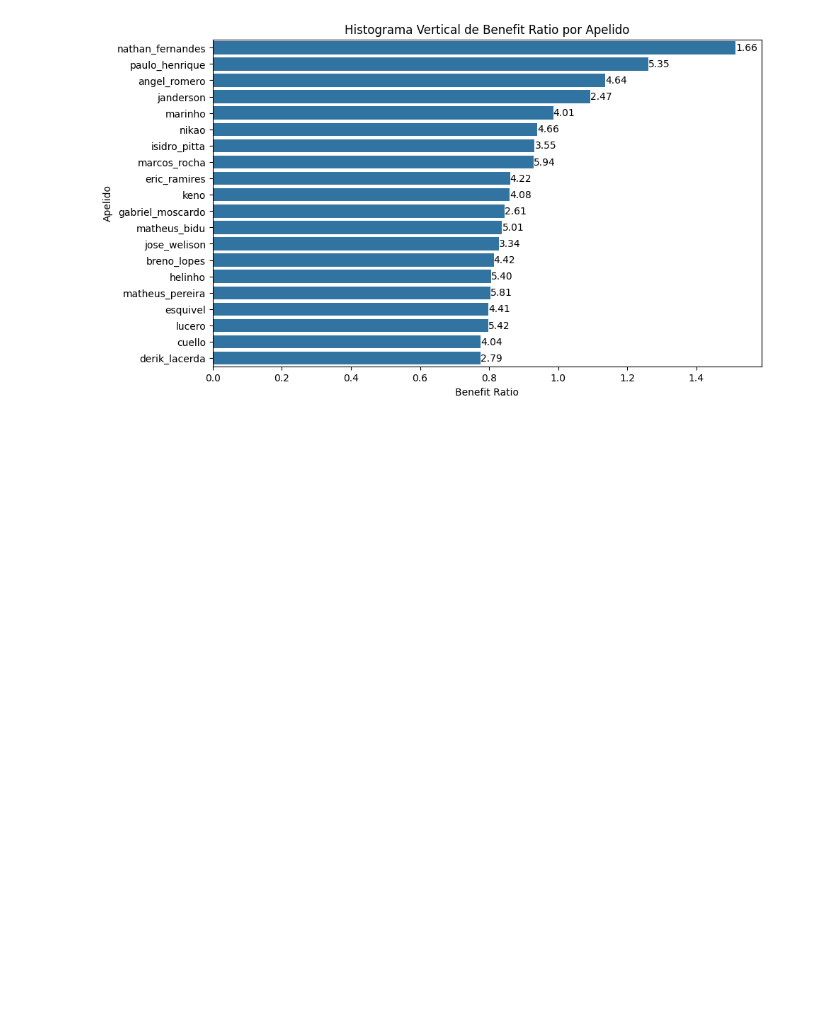
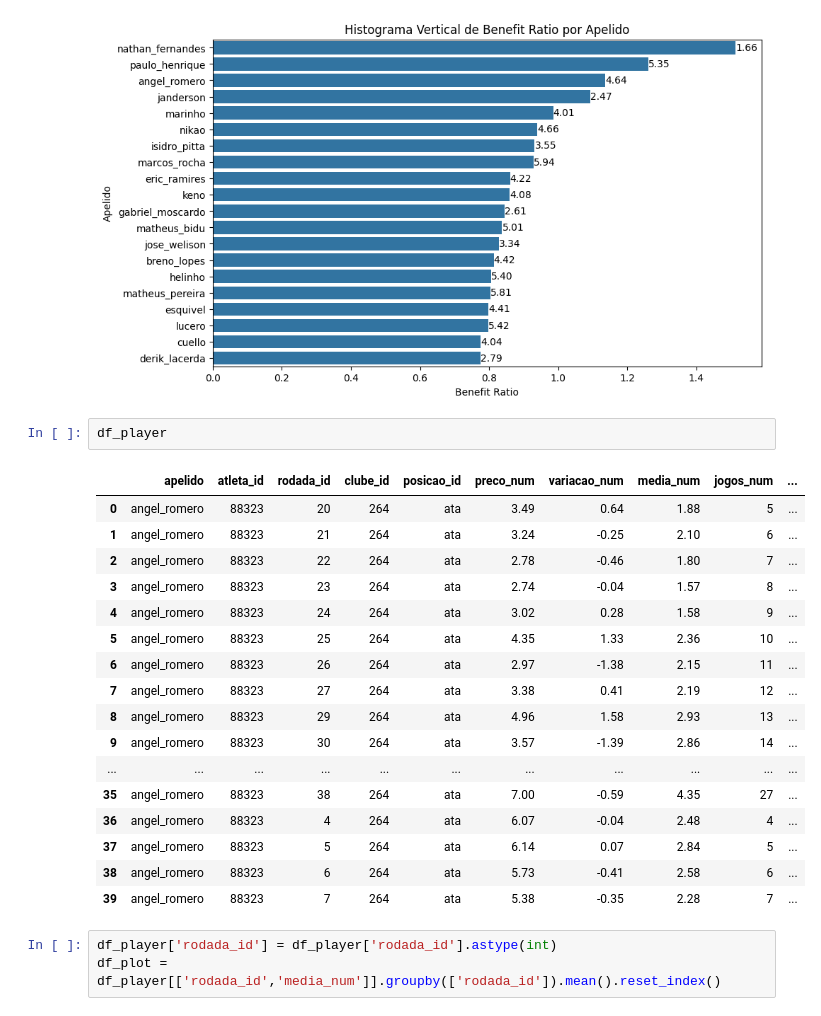
Before and after one commit to victor-mattos/cartola-fc, a Jupyter notebook: eda.ipynb, the cells around one changed output. Drawn from its saved outputs; the diff is of its cells as text; blank space fills up the shorter version.

```diff
--- a/eda.ipynb
+++ b/eda.ipynb
@@ -176,3 +182,26 @@ for index, value in enumerate(df_grouped['benefit_ratio']):
 plt.show()
 # %% [output]
 [figure]
+# %%
+df_player
+# %% [output]
+|  | apelido | atleta_id | rodada_id | clube_id | posicao_id | preco_num | variacao_num | media_num | jogos_num | ... |
+| 0 | angel_romero | 88323 | 20 | 264 | ata | 3.49 | 0.64 | 1.88 | 5 | ... |
+| 1 | angel_romero | 88323 | 21 | 264 | ata | 3.24 | -0.25 | 2.10 | 6 | ... |
+| 2 | angel_romero | 88323 | 22 | 264 | ata | 2.78 | -0.46 | 1.80 | 7 | ... |
+| 3 | angel_romero | 88323 | 23 | 264 | ata | 2.74 | -0.04 | 1.57 | 8 | ... |
+| 4 | angel_romero | 88323 | 24 | 264 | ata | 3.02 | 0.28 | 1.58 | 9 | ... |
+| 5 | angel_romero | 88323 | 25 | 264 | ata | 4.35 | 1.33 | 2.36 | 10 | ... |
+| 6 | angel_romero | 88323 | 26 | 264 | ata | 2.97 | -1.38 | 2.15 | 11 | ... |
+| 7 | angel_romero | 88323 | 27 | 264 | ata | 3.38 | 0.41 | 2.19 | 12 | ... |
+| 8 | angel_romero | 88323 | 29 | 264 | ata | 4.96 | 1.58 | 2.93 | 13 | ... |
+| 9 | angel_romero | 88323 | 30 | 264 | ata | 3.57 | -1.39 | 2.86 | 14 | ... |
+| ... | ... | ... | ... | ... | ... | ... | ... | ... | ... | ... |
+| 35 | angel_romero | 88323 | 38 | 264 | ata | 7.00 | -0.59 | 4.35 | 27 | ... |
+| 36 | angel_romero | 88323 | 4 | 264 | ata | 6.07 | -0.04 | 2.48 | 4 | ... |
+| 37 | angel_romero | 88323 | 5 | 264 | ata | 6.14 | 0.07 | 2.84 | 5 | ... |
+| 38 | angel_romero | 88323 | 6 | 264 | ata | 5.73 | -0.41 | 2.58 | 6 | ... |
+| 39 | angel_romero | 88323 | 7 | 264 | ata | 5.38 | -0.35 | 2.28 | 7 | ... |
+# %%
+df_player['rodada_id'] = df_player['rodada_id'].astype(int)
+df_plot = df_player[['rodada_id','media_num']].groupby(['rodada_id']).mean().reset_index()
```
Also changed, not shown: parts of 7 cells of this notebook, 28 other files.
